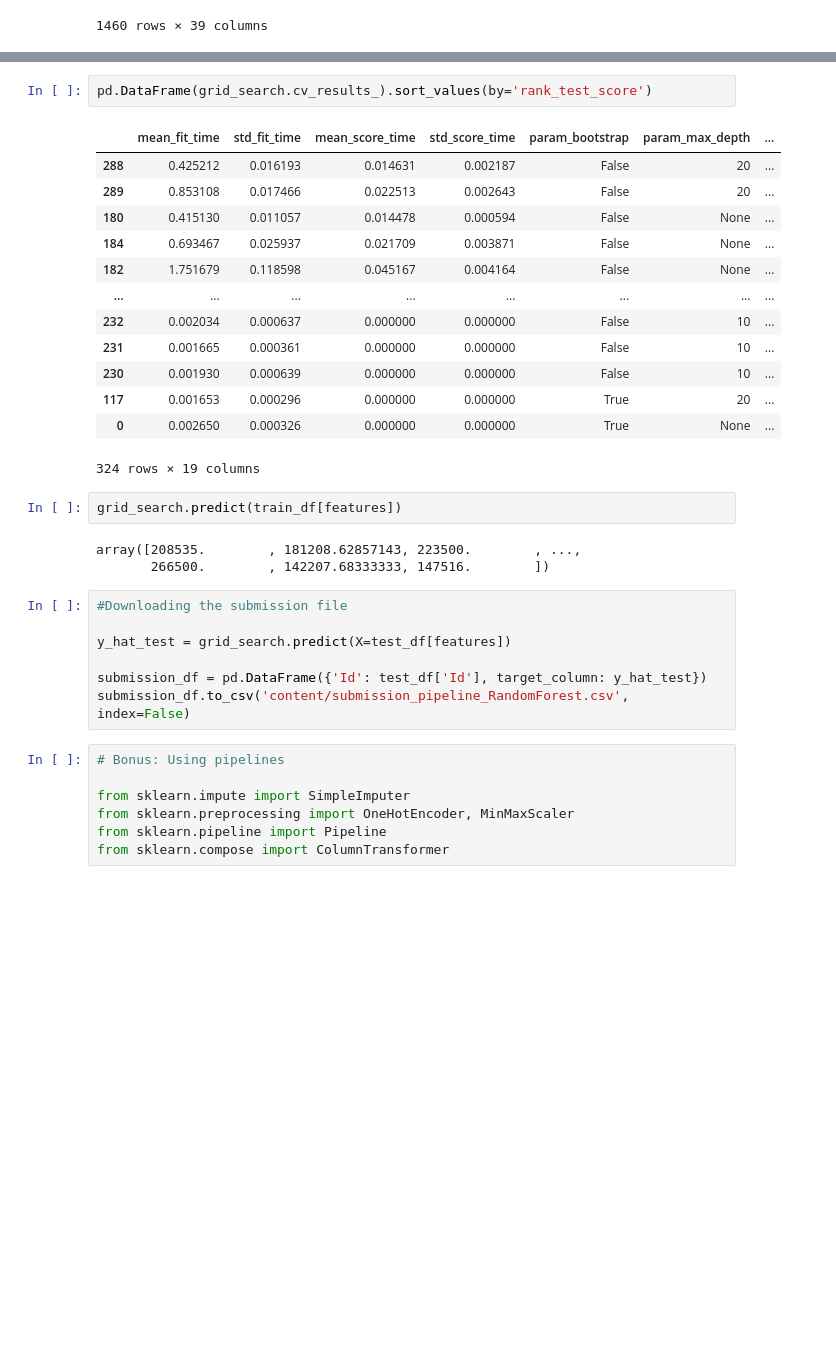
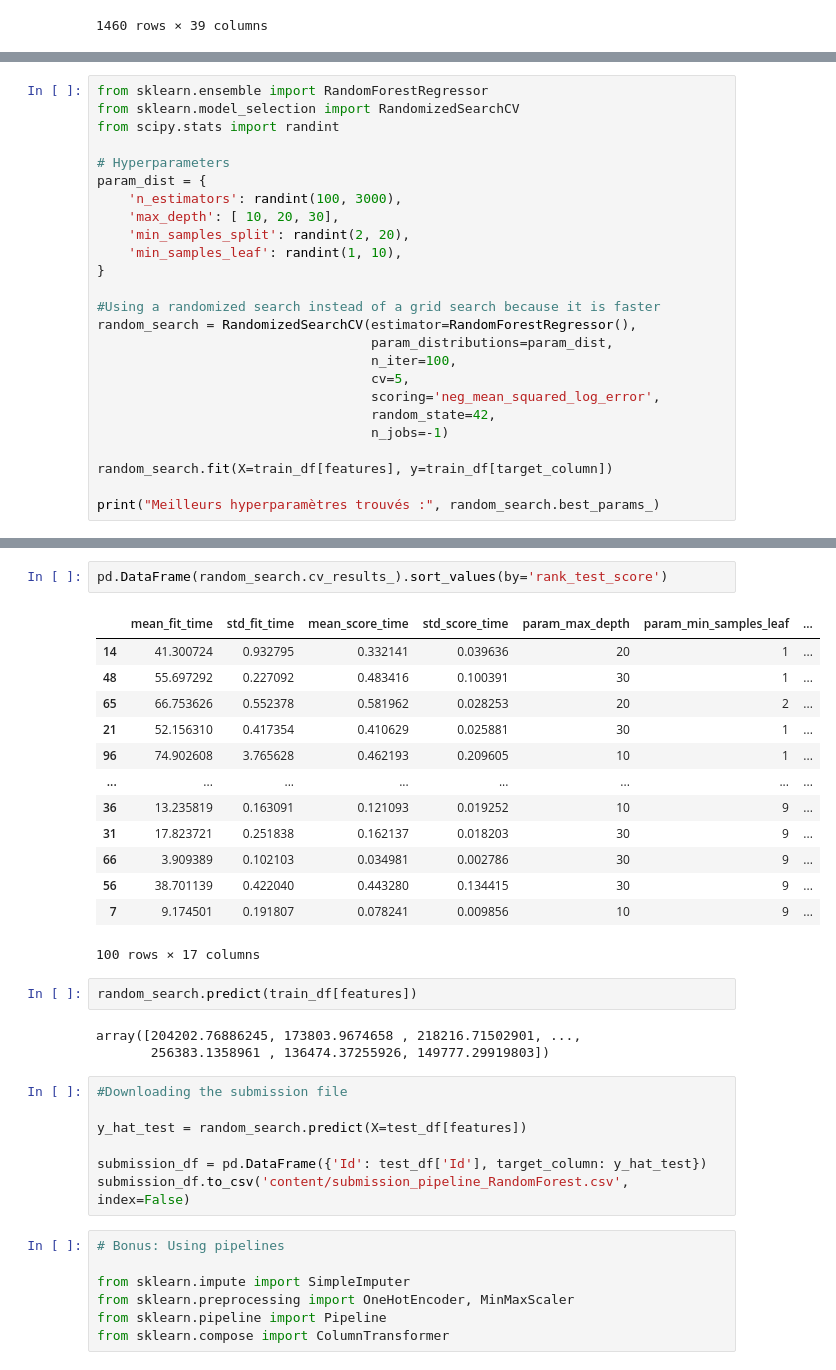
Before and after one commit to jbouniol/kaggle-house-prices-prediction, a Jupyter notebook: Notebook/RandomForest.ipynb, the cells around one changed output, grey strips where cells are left out. Saved outputs shown, nothing was run; the diff lists cells and outputs as text; blank space fills up the shorter version.

```diff
--- a/Notebook/RandomForest.ipynb
+++ b/Notebook/RandomForest.ipynb
@@ -370,0 +375,25 @@ GridSearchCV(cv=5, estimator=RandomForestRegressor(), n_jobs=-1,
+# %%
+from sklearn.ensemble import RandomForestRegressor
+from sklearn.model_selection import RandomizedSearchCV
+from scipy.stats import randint
+
+# Hyperparameters
+param_dist = {
+    'n_estimators': randint(100, 3000),
+    'max_depth': [ 10, 20, 30],
+    'min_samples_split': randint(2, 20),
+    'min_samples_leaf': randint(1, 10),
+}
+
+#Using a randomized search instead of a grid search because it is faster
+random_search = RandomizedSearchCV(estimator=RandomForestRegressor(),
+                                   param_distributions=param_dist,
+                                   n_iter=100,
+                                   cv=5,
+                                   scoring='neg_mean_squared_log_error',
+                                   random_state=42,
+                                   n_jobs=-1)
+
+random_search.fit(X=train_df[features], y=train_df[target_column])
+
+print("Meilleurs hyperparamètres trouvés :", random_search.best_params_)
@@ -371,28 +410,28 @@ GridSearchCV(cv=5, estimator=RandomForestRegressor(), n_jobs=-1,
 # %%
-pd.DataFrame(grid_search.cv_results_).sort_values(by='rank_test_score')
+pd.DataFrame(random_search.cv_results_).sort_values(by='rank_test_score')
 # %% [output]
-|  | mean_fit_time | std_fit_time | mean_score_time | std_score_time | param_bootstrap | param_max_depth | ... |
-| 288 | 0.425212 | 0.016193 | 0.014631 | 0.002187 | False | 20 | ... |
-| 289 | 0.853108 | 0.017466 | 0.022513 | 0.002643 | False | 20 | ... |
-| 180 | 0.415130 | 0.011057 | 0.014478 | 0.000594 | False | None | ... |
-| 184 | 0.693467 | 0.025937 | 0.021709 | 0.003871 | False | None | ... |
-| 182 | 1.751679 | 0.118598 | 0.045167 | 0.004164 | False | None | ... |
+|  | mean_fit_time | std_fit_time | mean_score_time | std_score_time | param_max_depth | param_min_samples_leaf | ... |
+| 14 | 41.300724 | 0.932795 | 0.332141 | 0.039636 | 20 | 1 | ... |
+| 48 | 55.697292 | 0.227092 | 0.483416 | 0.100391 | 30 | 1 | ... |
+| 65 | 66.753626 | 0.552378 | 0.581962 | 0.028253 | 20 | 2 | ... |
+| 21 | 52.156310 | 0.417354 | 0.410629 | 0.025881 | 30 | 1 | ... |
+| 96 | 74.902608 | 3.765628 | 0.462193 | 0.209605 | 10 | 1 | ... |
 | ... | ... | ... | ... | ... | ... | ... | ... |
-| 232 | 0.002034 | 0.000637 | 0.000000 | 0.000000 | False | 10 | ... |
-| 231 | 0.001665 | 0.000361 | 0.000000 | 0.000000 | False | 10 | ... |
-| 230 | 0.001930 | 0.000639 | 0.000000 | 0.000000 | False | 10 | ... |
-| 117 | 0.001653 | 0.000296 | 0.000000 | 0.000000 | True | 20 | ... |
-| 0 | 0.002650 | 0.000326 | 0.000000 | 0.000000 | True | None | ... |
+| 36 | 13.235819 | 0.163091 | 0.121093 | 0.019252 | 10 | 9 | ... |
+| 31 | 17.823721 | 0.251838 | 0.162137 | 0.018203 | 30 | 9 | ... |
+| 66 | 3.909389 | 0.102103 | 0.034981 | 0.002786 | 30 | 9 | ... |
+| 56 | 38.701139 | 0.422040 | 0.443280 | 0.134415 | 30 | 9 | ... |
+| 7 | 9.174501 | 0.191807 | 0.078241 | 0.009856 | 10 | 9 | ... |
-324 rows × 19 columns
+100 rows × 17 columns
 # %%
-grid_search.predict(train_df[features])
+random_search.predict(train_df[features])
 # %% [output]
-array([208535.        , 181208.62857143, 223500.        , ...,
-       266500.        , 142207.68333333, 147516.        ])
+array([204202.76886245, 173803.9674658 , 218216.71502901, ...,
+       256383.1358961 , 136474.37255926, 149777.29919803])
 # %%
 #Downloading the submission file
 
-y_hat_test = grid_search.predict(X=test_df[features])
+y_hat_test = random_search.predict(X=test_df[features])
 
 submission_df = pd.DataFrame({'Id': test_df['Id'], target_column: y_hat_test})
 submission_df.to_csv('content/submission_pipeline_RandomForest.csv', index=False)
```
Also changed, not shown: parts of 12 cells of this notebook.
